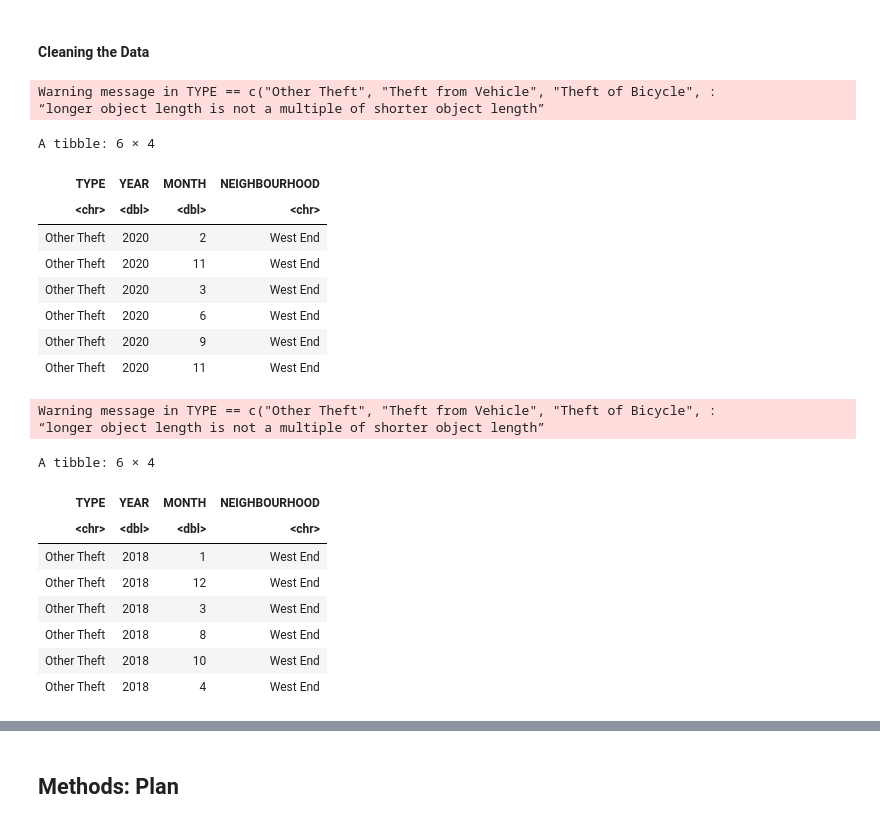
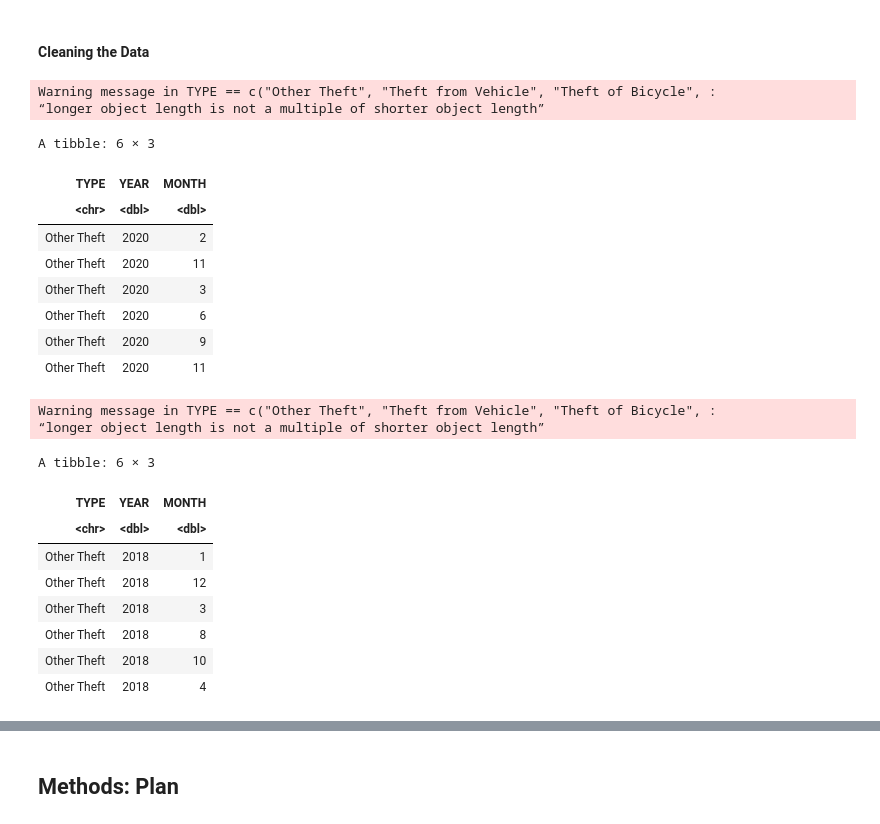
Before and after one commit to yingquanw/STAT201_project_group35, a Jupyter notebook: project.ipynb, the cells around one changed output, grey strips where cells are left out. Saved outputs shown, nothing was run; the diff lists cells and outputs as text; code cells hidden in the pictures.

```diff
--- a/project.ipynb
+++ b/project.ipynb
@@ -57,37 +58,38 @@ dbl (7): YEAR, MONTH, DAY, HOUR, MINUTE, X, Y
 # %% [markdown]
 #### Cleaning the Data
 # %%
+# We are only studying theft crime so we need to filter the data set
 van_crime_pandemic_clean <- van_crime_data_pandemic %>%
-    select(TYPE, YEAR, MONTH, NEIGHBOURHOOD)%>%
+    select(TYPE, YEAR, MONTH)%>%
      filter(TYPE == c("Other Theft","Theft from Vehicle","Theft of Bicycle","Theft of Vehicle"))
 
 head(van_crime_pandemic_clean)
 
 van_crime_prepandemic_clean <- van_crime_data_prepandemic %>%
-    select(TYPE, YEAR, MONTH, NEIGHBOURHOOD)%>%
+    select(TYPE, YEAR, MONTH)%>%
          filter(TYPE == c("Other Theft","Theft from Vehicle","Theft of Bicycle","Theft of Vehicle"))
 
 head(van_crime_prepandemic_clean)
 # %% [output]
 Warning message in TYPE == c("Other Theft", "Theft from Vehicle", "Theft of Bicycle", :
 “longer object length is not a multiple of shorter object length”
-A tibble: 6 × 4
+A tibble: 6 × 3
-| TYPE | YEAR | MONTH | NEIGHBOURHOOD |
-| <chr> | <dbl> | <dbl> | <chr> |
-| Other Theft | 2020 | 2 | West End |
-| Other Theft | 2020 | 11 | West End |
-| Other Theft | 2020 | 3 | West End |
-| Other Theft | 2020 | 6 | West End |
-| Other Theft | 2020 | 9 | West End |
-| Other Theft | 2020 | 11 | West End |
+| TYPE | YEAR | MONTH |
+| <chr> | <dbl> | <dbl> |
+| Other Theft | 2020 | 2 |
+| Other Theft | 2020 | 11 |
+| Other Theft | 2020 | 3 |
+| Other Theft | 2020 | 6 |
+| Other Theft | 2020 | 9 |
+| Other Theft | 2020 | 11 |
 Warning message in TYPE == c("Other Theft", "Theft from Vehicle", "Theft of Bicycle", :
 “longer object length is not a multiple of shorter object length”
-A tibble: 6 × 4
+A tibble: 6 × 3
-| TYPE | YEAR | MONTH | NEIGHBOURHOOD |
-| <chr> | <dbl> | <dbl> | <chr> |
-| Other Theft | 2018 | 1 | West End |
-| Other Theft | 2018 | 12 | West End |
-| Other Theft | 2018 | 3 | West End |
-| Other Theft | 2018 | 8 | West End |
-| Other Theft | 2018 | 10 | West End |
-| Other Theft | 2018 | 4 | West End |
+| TYPE | YEAR | MONTH |
+| <chr> | <dbl> | <dbl> |
+| Other Theft | 2018 | 1 |
+| Other Theft | 2018 | 12 |
+| Other Theft | 2018 | 3 |
+| Other Theft | 2018 | 8 |
+| Other Theft | 2018 | 10 |
+| Other Theft | 2018 | 4 |
```
Also changed, not shown: parts of 8 cells of this notebook.
